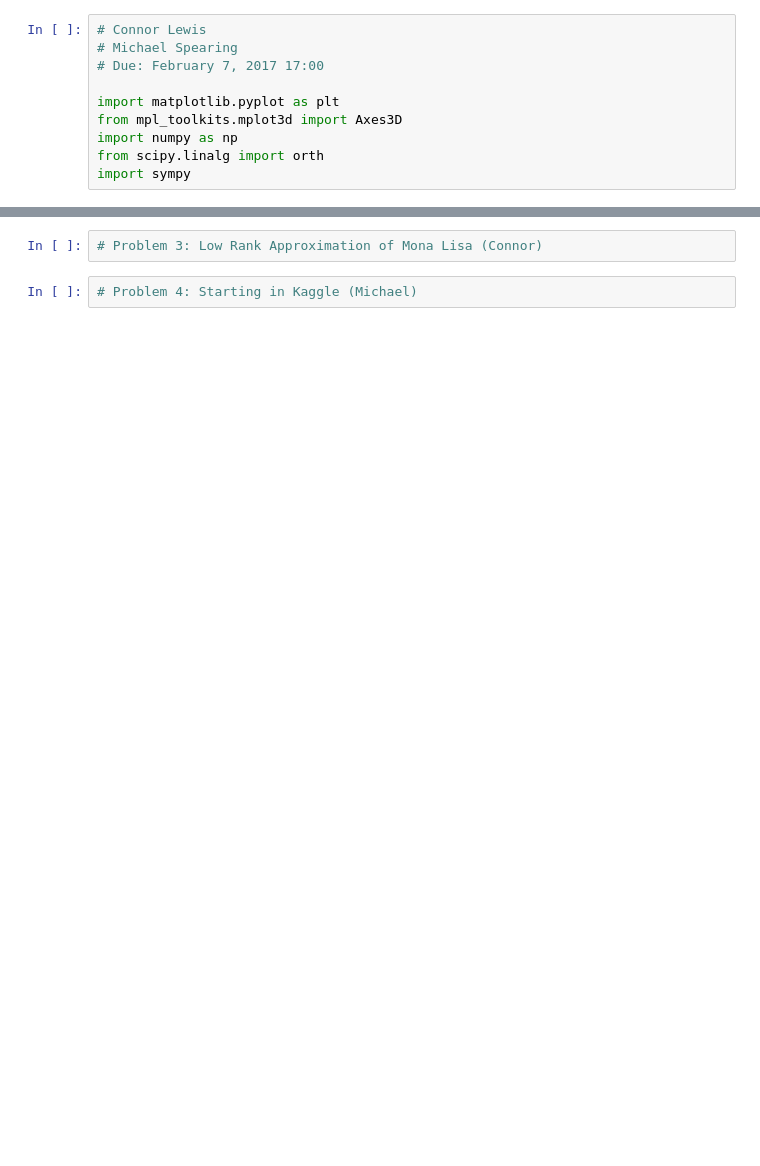
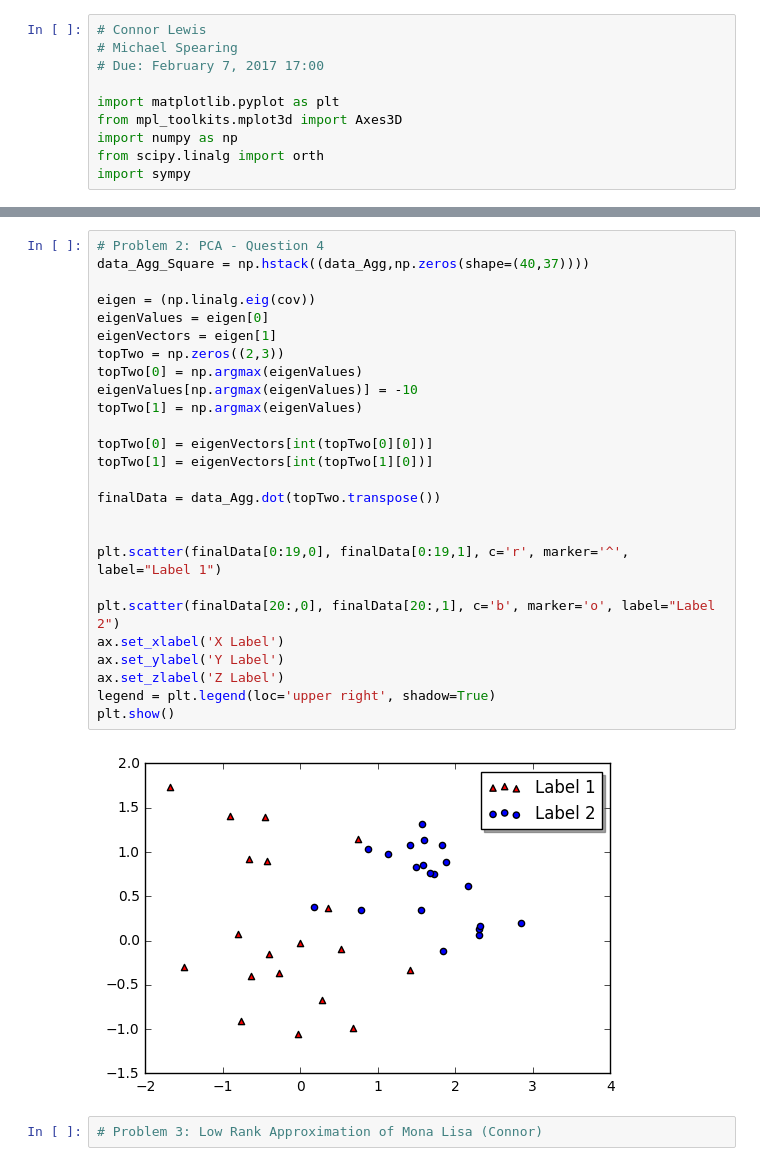
Before and after one commit to MSpearing/Data_Science, a Jupyter notebook: Lab3_Michael.ipynb, the cells around one changed output, grey strips where cells are left out. Saved outputs shown, nothing was run; the diff lists cells and outputs as text; blank space fills up the shorter version.

Commit message:
Finalizing

```diff
--- a/Lab3_Michael.ipynb
+++ b/Lab3_Michael.ipynb
@@ -144,4 +150,30 @@ print(np.linalg.eig(data_Agg_Square))
+# %%
+# Problem 2: PCA - Question 4
+data_Agg_Square = np.hstack((data_Agg,np.zeros(shape=(40,37))))
+
+eigen = (np.linalg.eig(cov))
+eigenValues = eigen[0]
+eigenVectors = eigen[1]
+topTwo = np.zeros((2,3))
+topTwo[0] = np.argmax(eigenValues)
+eigenValues[np.argmax(eigenValues)] = -10
+topTwo[1] = np.argmax(eigenValues)
+
+topTwo[0] = eigenVectors[int(topTwo[0][0])]
+topTwo[1] = eigenVectors[int(topTwo[1][0])]
+
+finalData = data_Agg.dot(topTwo.transpose())
+
+
+plt.scatter(finalData[0:19,0], finalData[0:19,1], c='r', marker='^', label="Label 1")
+
+plt.scatter(finalData[20:,0], finalData[20:,1], c='b', marker='o', label="Label 2")
+ax.set_xlabel('X Label')
+ax.set_ylabel('Y Label')
+ax.set_zlabel('Z Label')
+legend = plt.legend(loc='upper right', shadow=True)
+plt.show()
+# %% [output]
+[figure, added]
 # %%
 # Problem 3: Low Rank Approximation of Mona Lisa (Connor)
-# %%
-# Problem 4: Starting in Kaggle (Michael)
```
Also changed, not shown: parts of 17 cells of this notebook.
